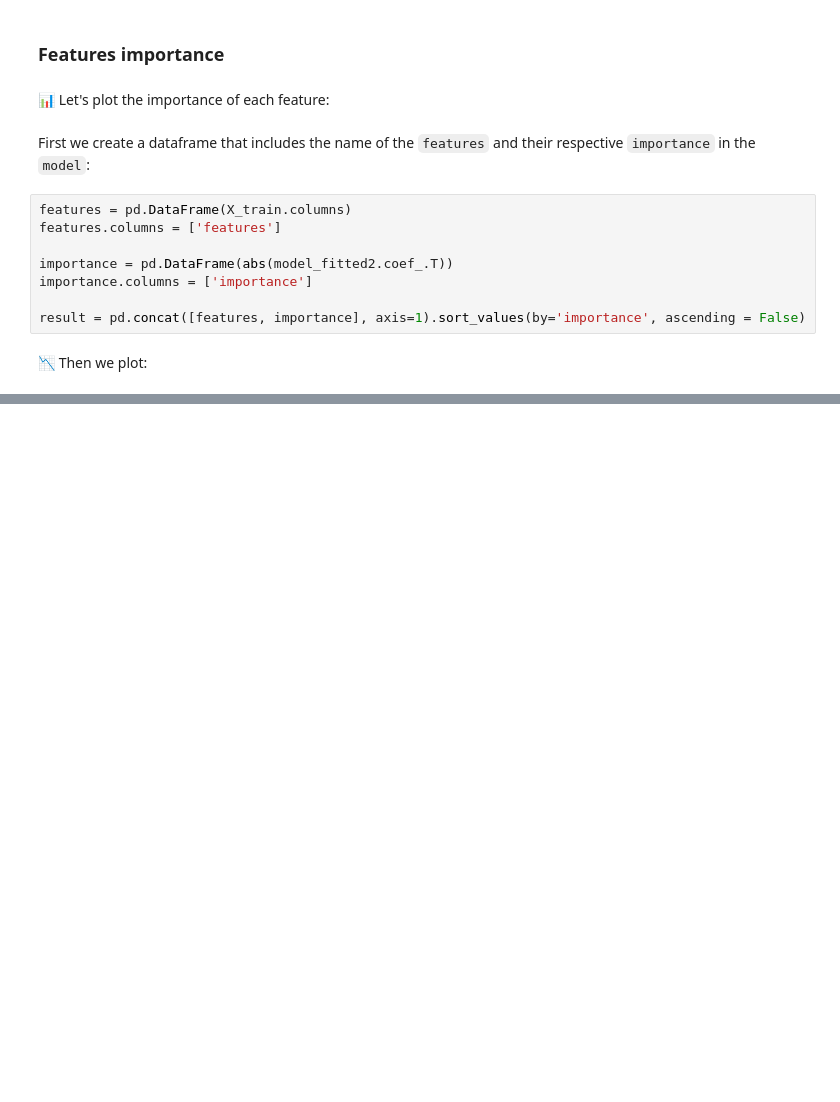
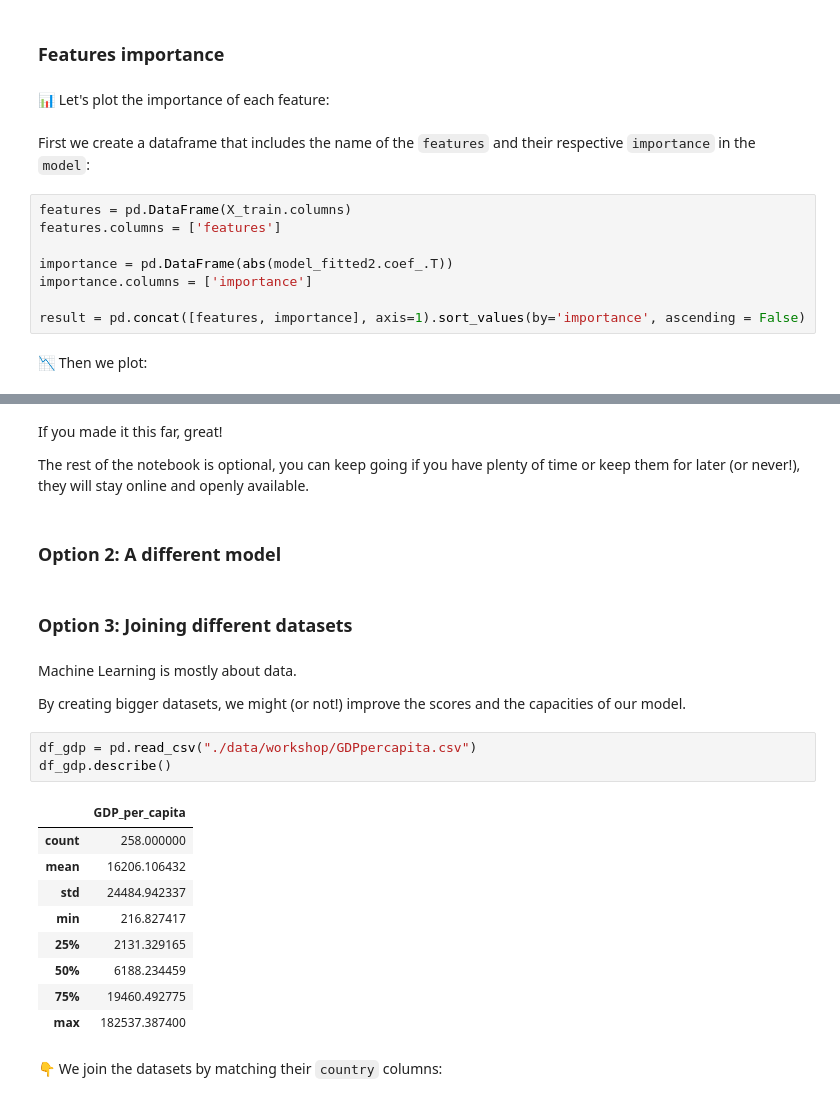
Before and after one commit to APepey/ML-workshop, a Jupyter notebook: challenge02_MLbasics.ipynb, the cells around one changed output, grey strips where cells are left out. Saved outputs shown, nothing was run; the diff lists cells and outputs as text; blank space fills up the shorter version.

Commit message:
adding option to complete analysis with an additional feature: GDP per capita

```diff
--- a/challenge02_MLbasics.ipynb
+++ b/challenge02_MLbasics.ipynb
@@ -555,0 +563,27 @@ ax.tick_params(axis = 'x', rotation = 45)
+# %% [markdown]
+If you made it this far, great!
+
+The rest of the notebook is optional, you can keep going if you have plenty of time or keep them for later (or never!), they will stay online and openly available.
+# %% [markdown]
+### Option 2: A different model
+# %% [markdown]
+### Option 3: Joining different datasets
+# %% [markdown]
+Machine Learning is mostly about data.
+
+By creating bigger datasets, we might (or not!) improve the scores and the capacities of our model.
+# %%
+df_gdp = pd.read_csv("./data/workshop/GDPpercapita.csv")
+df_gdp.describe()
+# %% [output]
+|  | GDP_per_capita |
+| count | 258.000000 |
+| mean | 16206.106432 |
+| std | 24484.942337 |
+| min | 216.827417 |
+| 25% | 2131.329165 |
+| 50% | 6188.234459 |
+| 75% | 19460.492775 |
+| max | 182537.387400 |
+# %% [markdown]
+👇 We join the datasets by matching their `country` columns:
```
Also changed, not shown: parts of 23 cells of this notebook, 1 other file.
